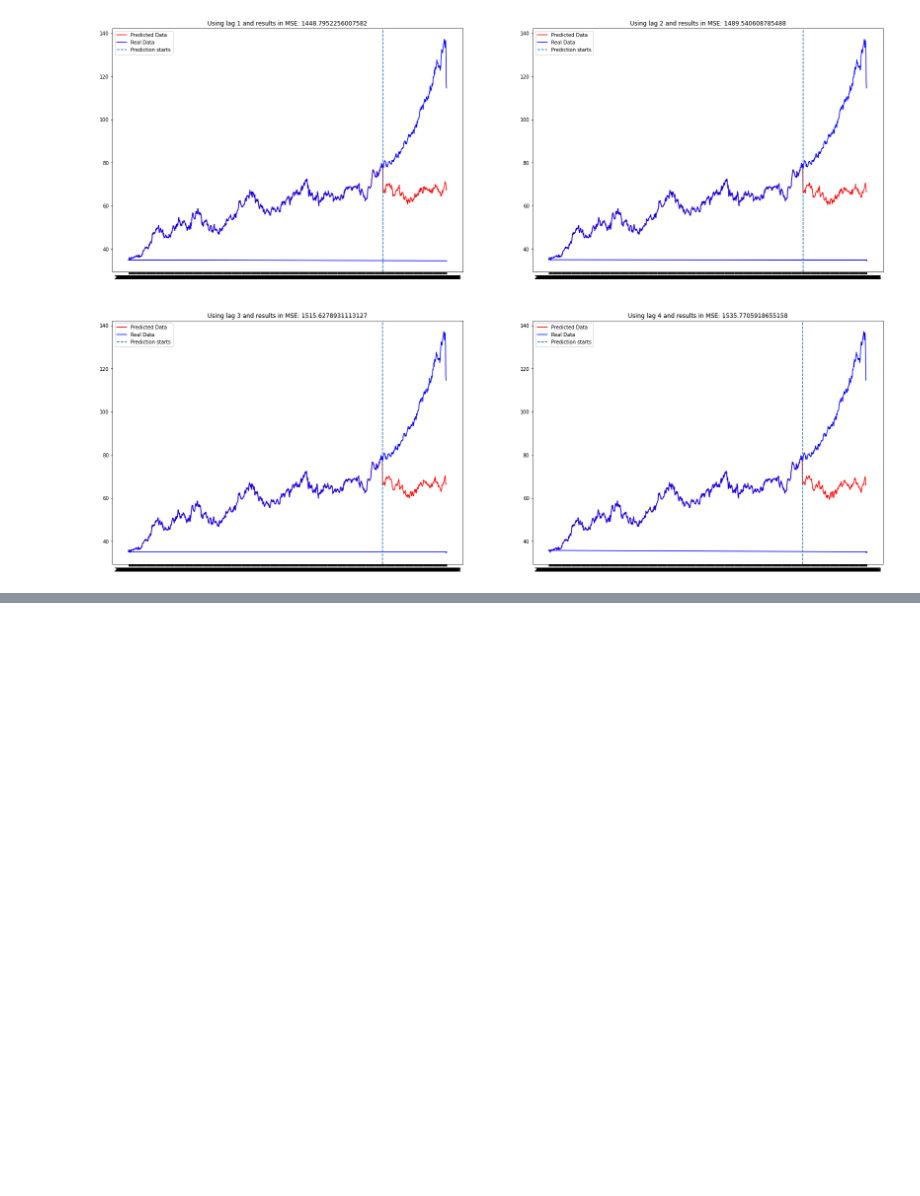
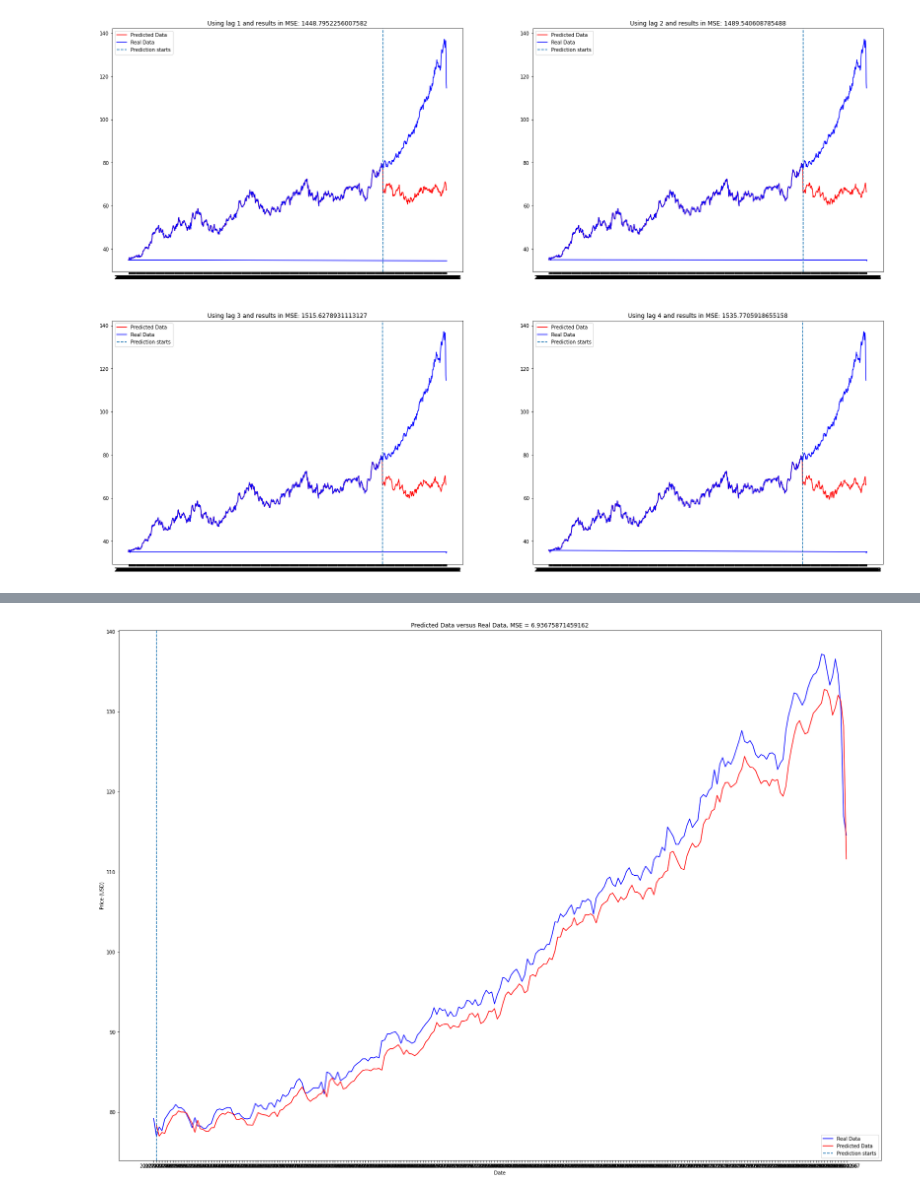
Before and after one commit to britishbaguette/S-P-500-Data-analysis-and-Prediction, a Jupyter notebook: S&P 500 (1).ipynb, the cells around one changed output, grey strips where cells are left out. Drawn from its saved outputs; the diff is of its cells as text; code cells hidden in the pictures; blank space fills up the shorter version.

```diff
--- a/S&P 500 (1).ipynb
+++ b/S&P 500 (1).ipynb
@@ -635,0 +761,16 @@ pip uninstall tensorflow
+# %%
+y_pred = model_1.predict(x_test)
+y_series = pd.Series(list(n_dataset.y_df[end:]), index=n_dataset.dates[end:])
+y_predict = pd.Series(list(y_pred), index=n_dataset.dates[n_dataset.n:])
+mse = mean_squared_error(y_test, y_pred)
+plt.figure(figsize=(28,20))
+plt.plot(y_series, "b", label="Real Data")
+plt.plot(y_predict, "r", label="Predicted Data")
+plt.axvline(x=n_dataset.dates[n_dataset.n], linestyle="dashed", label="Prediction starts")
+plt.xlabel("Date")
+plt.ylabel("Price (USD)")
+plt.title("Predicted Data versus Real Data, MSE = {mse}".format(mse=mse))
+plt.legend()
+plt.show()
+# %% [output]
+[figure, added]
```
Also changed, not shown: parts of 22 cells of this notebook.
